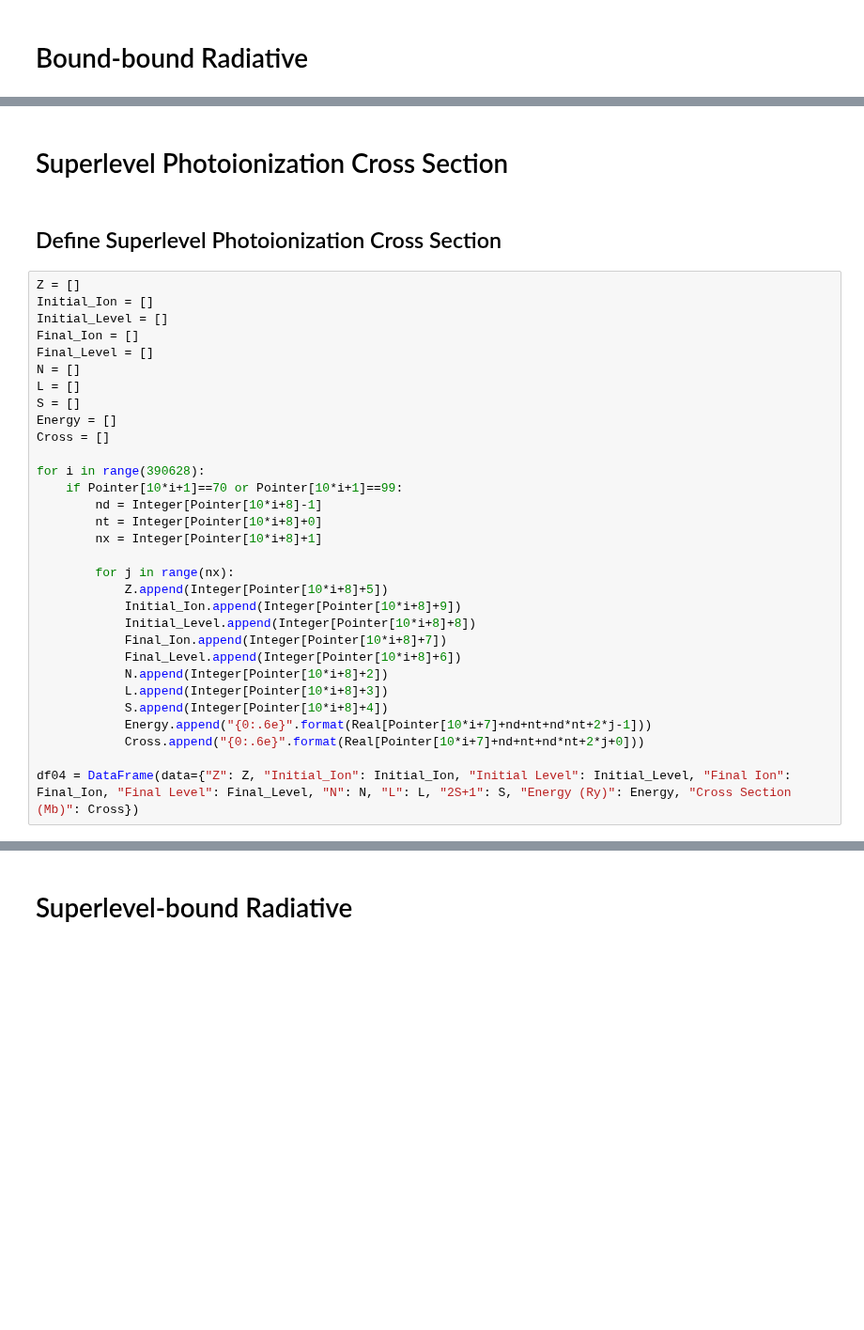
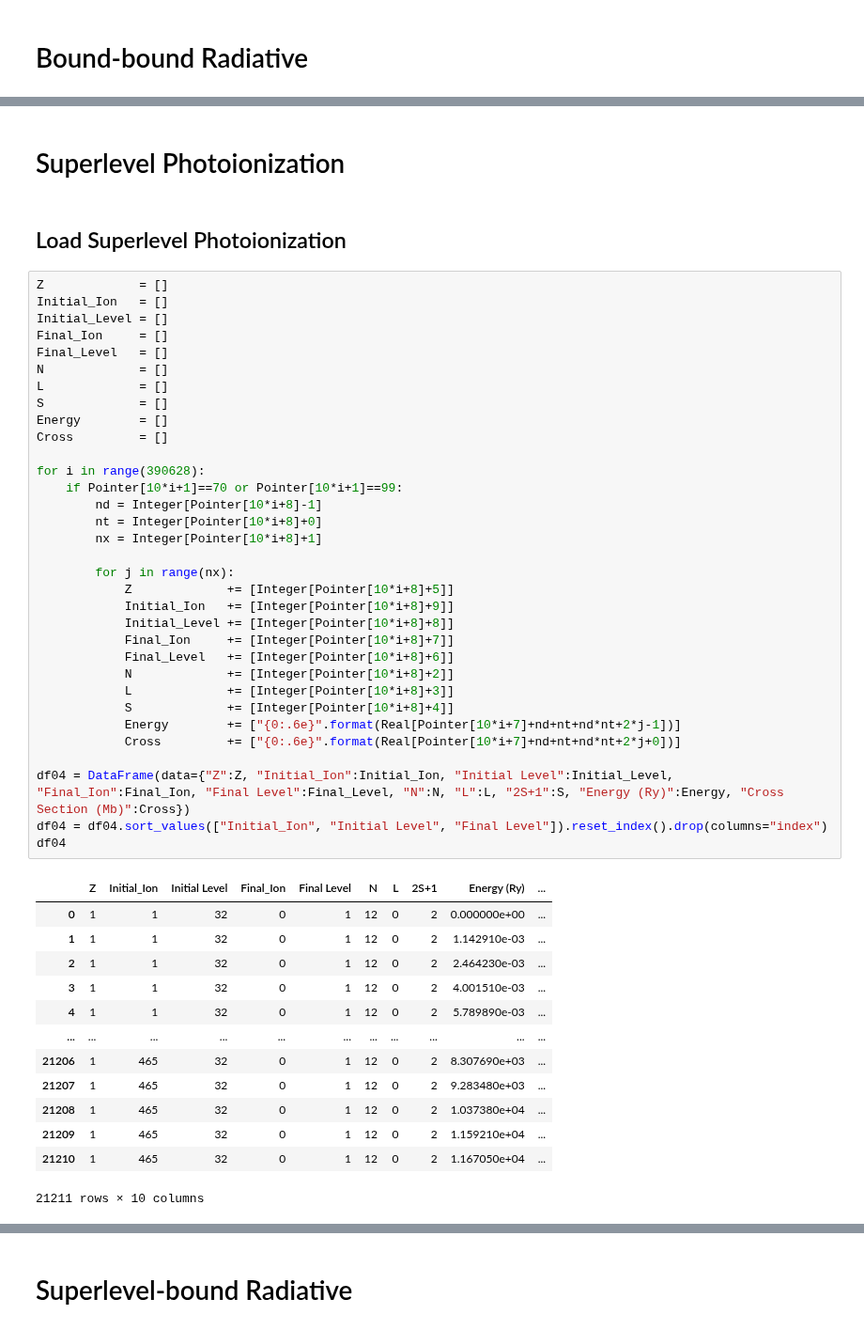
Before and after one commit to AtsushiTanimoto/AtomicDatabase, a Jupyter notebook: xstar.ipynb, the cells around one changed output, grey strips where cells are left out. Shown at 94% size. Drawn from its saved outputs; the diff is of its cells as text; blank space fills up the shorter version.

```diff
--- a/xstar.ipynb
+++ b/xstar.ipynb
@@ -202,36 +180,52 @@ for n in range(92,106):
 # %% [markdown]
-# Superlevel Photoionization Cross Section
+# Superlevel Photoionization
 # %% [markdown]
-## Define Superlevel Photoionization Cross Section
+## Load Superlevel Photoionization
 # %%
-Z = []
-Initial_Ion = []
+Z             = []
+Initial_Ion   = []
 Initial_Level = []
-Final_Ion = []
-Final_Level = []
-N = []
-L = []
-S = []
-Energy = []
-Cross = []
+Final_Ion     = []
+Final_Level   = []
+N             = []
+L             = []
+S             = []
+Energy        = []
+Cross         = []
 
 for i in range(390628):
     if Pointer[10*i+1]==70 or Pointer[10*i+1]==99:
         nd = Integer[Pointer[10*i+8]-1]
         nt = Integer[Pointer[10*i+8]+0]
         nx = Integer[Pointer[10*i+8]+1]
 
         for j in range(nx):
-            Z.append(Integer[Pointer[10*i+8]+5])
-            Initial_Ion.append(Integer[Pointer[10*i+8]+9])
-            Initial_Level.append(Integer[Pointer[10*i+8]+8])
-            Final_Ion.append(Integer[Pointer[10*i+8]+7])
-            Final_Level.append(Integer[Pointer[10*i+8]+6])
-            N.append(Integer[Pointer[10*i+8]+2])
-            L.append(Integer[Pointer[10*i+8]+3])
-            S.append(Integer[Pointer[10*i+8]+4])
-            Energy.append("{0:.6e}".format(Real[Pointer[10*i+7]+nd+nt+nd*nt+2*j-1]))
-            Cross.append("{0:.6e}".format(Real[Pointer[10*i+7]+nd+nt+nd*nt+2*j+0]))
+            Z             += [Integer[Pointer[10*i+8]+5]]
+            Initial_Ion   += [Integer[Pointer[10*i+8]+9]]
+            Initial_Level += [Integer[Pointer[10*i+8]+8]]
+            Final_Ion     += [Integer[Pointer[10*i+8]+7]]
+            Final_Level   += [Integer[Pointer[10*i+8]+6]]
+            N             += [Integer[Pointer[10*i+8]+2]]
+            L             += [Integer[Pointer[10*i+8]+3]]
+            S             += [Integer[Pointer[10*i+8]+4]]
+            Energy        += ["{0:.6e}".format(Real[Pointer[10*i+7]+nd+nt+nd*nt+2*j-1])]
+            Cross         += ["{0:.6e}".format(Real[Pointer[10*i+7]+nd+nt+nd*nt+2*j+0])]
 
-df04 = DataFrame(data={"Z": Z, "Initial_Ion": Initial_Ion, "Initial Level": Initial_Level, "Final Ion": Final_Ion, "Final Level": Final_Level, "N": N, "L": L, "2S+1": S, "Energy (Ry)": Energy, "Cross Section (Mb)": Cross})
+df04 = DataFrame(data={"Z":Z, "Initial_Ion":Initial_Ion, "Initial Level":Initial_Level, "Final_Ion":Final_Ion, "Final Level":Final_Level, "N":N, "L":L, "2S+1":S, "Energy (Ry)":Energy, "Cross Section (Mb)":Cross})
+df04 = df04.sort_values(["Initial_Ion", "Initial Level", "Final Level"]).reset_index().drop(columns="index")
+df04
+# %% [output]
+|  | Z | Initial_Ion | Initial Level | Final_Ion | Final Level | N | L | 2S+1 | Energy (Ry) | ... |
+| 0 | 1 | 1 | 32 | 0 | 1 | 12 | 0 | 2 | 0.000000e+00 | ... |
+| 1 | 1 | 1 | 32 | 0 | 1 | 12 | 0 | 2 | 1.142910e-03 | ... |
+| 2 | 1 | 1 | 32 | 0 | 1 | 12 | 0 | 2 | 2.464230e-03 | ... |
+| 3 | 1 | 1 | 32 | 0 | 1 | 12 | 0 | 2 | 4.001510e-03 | ... |
+| 4 | 1 | 1 | 32 | 0 | 1 | 12 | 0 | 2 | 5.789890e-03 | ... |
+| ... | ... | ... | ... | ... | ... | ... | ... | ... | ... | ... |
+| 21206 | 1 | 465 | 32 | 0 | 1 | 12 | 0 | 2 | 8.307690e+03 | ... |
+| 21207 | 1 | 465 | 32 | 0 | 1 | 12 | 0 | 2 | 9.283480e+03 | ... |
+| 21208 | 1 | 465 | 32 | 0 | 1 | 12 | 0 | 2 | 1.037380e+04 | ... |
+| 21209 | 1 | 465 | 32 | 0 | 1 | 12 | 0 | 2 | 1.159210e+04 | ... |
+| 21210 | 1 | 465 | 32 | 0 | 1 | 12 | 0 | 2 | 1.167050e+04 | ... |
+21211 rows × 10 columns
 # %% [markdown]
```
Also changed, not shown: parts of 29 cells of this notebook, 24 other files.
